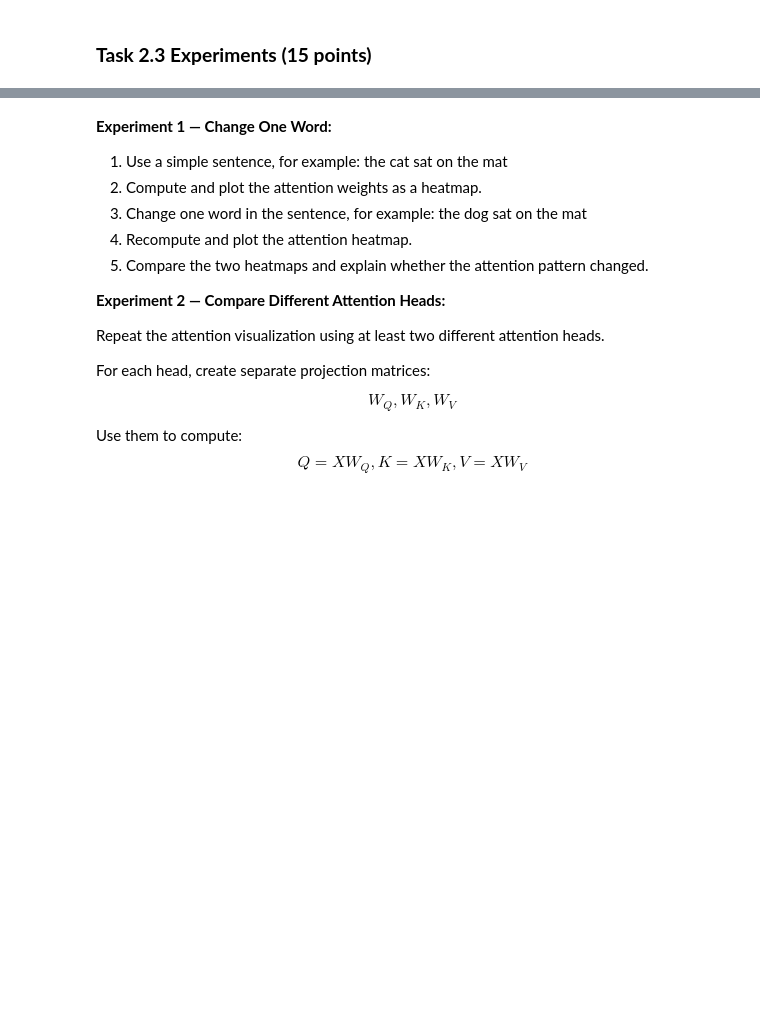
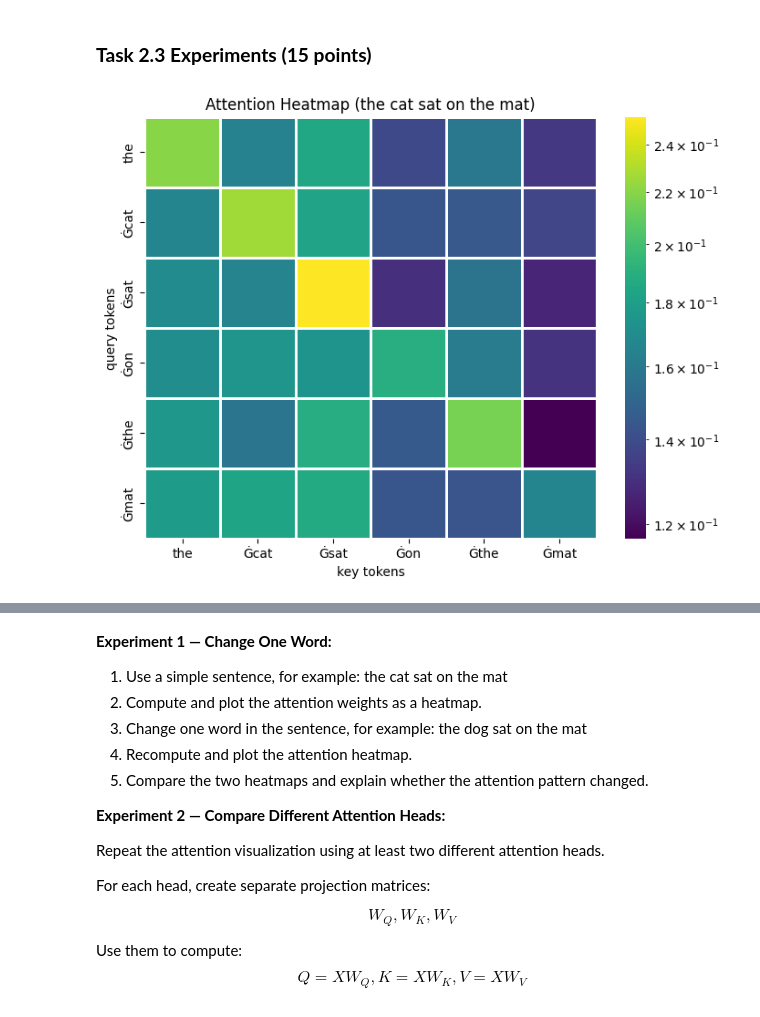
Before and after one commit to yaronwinter/Nebius, a Jupyter notebook: weeks/week6/llm/llm_week_6.ipynb, the cells around one changed output, grey strips where cells are left out. Saved outputs shown, nothing was run; the diff lists cells and outputs as text; code cells hidden in the pictures; blank space fills up the shorter version.

```diff
--- a/weeks/week6/llm/llm_week_6.ipynb
+++ b/weeks/week6/llm/llm_week_6.ipynb
@@ -1108,0 +1078,26 @@ plt.show()
+# %%
+# Visualize attention for a simple text
+def visualize_attention(text: str):
+    # Let's use a tokenizer from the previous section.
+    MODEL_NAME = "HuggingFaceTB/SmolLM2-360M-Instruct"
+    tokenizer = AutoTokenizer.from_pretrained(MODEL_NAME)
+
+    tokens = tokenizer(text).input_ids
+    token_labels = tokenizer.convert_ids_to_tokens(tokens)
+    seq_len = len(tokens)
+
+    # Create dummy embeddings
+    d_model = 16
+
+    embeddings = torch.rand((1, 1, seq_len, d_model))
+
+    # Treat embeddings as Q, K, V
+    Q = embeddings
+    K = embeddings
+    V = embeddings
+
+    # Compute Scaled Dot-Product Attention
+    _, attention_weights = scaled_dot_product_attention(Q, K,V)
+
+    # Plot attention heatmap
+    display_attention_heatmap(attentions=attention_weights[0,0], header=f"Attention Heatmap ({text})", tokens=token_labels)
@@ -1109,2 +1142,6 @@ plt.show()
 # %% [markdown]
 ### **Task 2.3 Experiments (15 points)**
+# %%
+visualize_attention("the cat sat on the mat")
+# %% [output]
+[figure, added]
```
Also changed, not shown: parts of 15 cells of this notebook.
